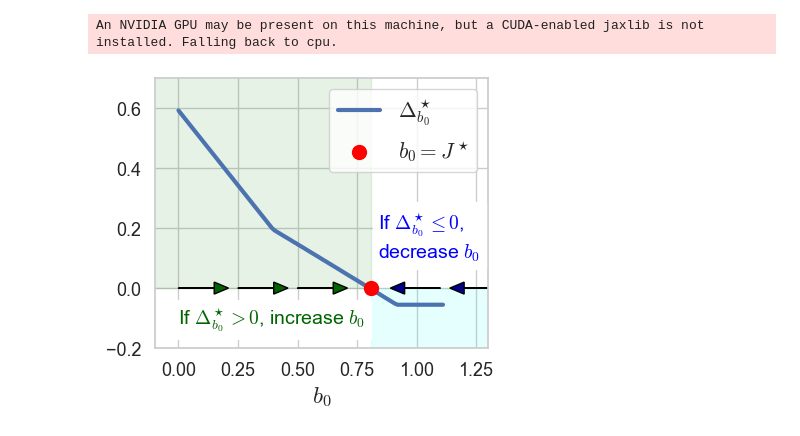
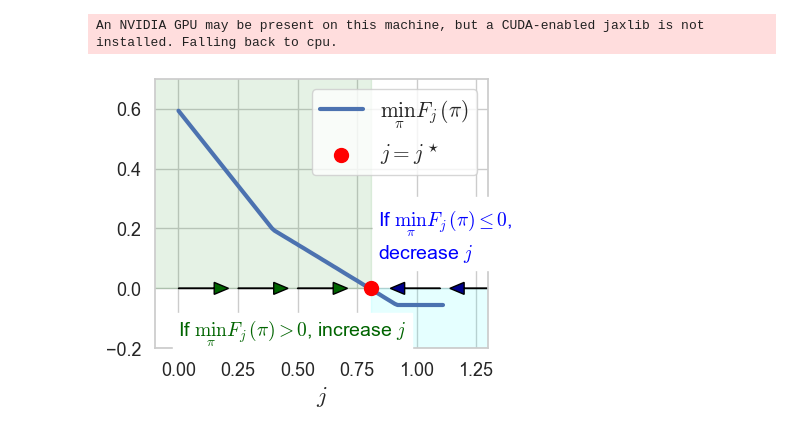
Before and after one commit to matsuolab/RCMDP-Epigraph, a Jupyter notebook: algorithm-concept.ipynb, the cells around one changed output. Drawn from its saved outputs; the diff is of its cells as text; code cells hidden in the pictures.

```diff
--- a/algorithm-concept.ipynb
+++ b/algorithm-concept.ipynb
@@ -237,37 +237,37 @@ intersect_b0 = b0s[np.argmin(np.abs(Db0s))]
 
 with sns.axes_style("whitegrid"):
     ax = fig.add_subplot(111)
     plt.fill_between([-1, intersect_b0], y1=0, y2=1.3, color="green", alpha=0.1)  # , label=r"$\Delta^\star_{b_0} \geq 0$")
     plt.fill_between([intersect_b0, 3], y1=-1, y2=0, color="cyan", alpha=0.1)  # , label=r"$\Delta^\star_{b_0} \leq 0$")
 
     # draw arrows
     plt.arrow(x=0, y=0, dx=0.15, dy=0, facecolor="darkgreen", head_width=0.04, linewidth=1.0, edgecolor="black")
     plt.arrow(x=0.25, y=0, dx=0.15, dy=0, facecolor="darkgreen", head_width=0.04, linewidth=1.0, edgecolor="black")
     plt.arrow(x=0.5, y=0, dx=0.15, dy=0, facecolor="darkgreen", head_width=0.04, linewidth=1.0, edgecolor="black")
 
     plt.arrow(x=1.35, y=0, dx=-0.15, dy=0, facecolor="darkblue", head_width=0.04, linewidth=1.0, edgecolor="black")
     plt.arrow(x=1.1, y=0, dx=-0.15, dy=0, facecolor="darkblue", head_width=0.04, linewidth=1.0, edgecolor="black")
 
     # draw Δ*
-    plt.plot(b0s, Db0s, linewidth=3, label=r"$\Delta^\star_{b_0}$")
-    plt.xlabel(r"$b_0$")
+    plt.plot(b0s, Db0s, linewidth=3, label=r"$\min_\pi F_j(\pi)$")
+    plt.xlabel(r"$j$")
     plt.xlim(-0.1, 1.3)
     plt.ylim(-0.2, 0.7)
     ax.tick_params(axis='both', which='major', labelsize=13)
 
     # draw J*
-    plt.scatter(intersect_b0, 0, color="red", s=100, zorder=3, label=r"$b_0=J^\star$")
+    plt.scatter(intersect_b0, 0, color="red", s=100, zorder=3, label=r"$j=j^\star$")
     # plt.vlines(x=intersect_b0, ymin=-0.2, ymax=0, color="red", linewidth=2, linestyles="--")
     plt.legend()
 
     # add text
-    dec_msg = r"If $\Delta_{b_0}^\star \leq 0$," "\n" "decrease $b_0$"
+    dec_msg = r"If $\min_\pi F_j(\pi) \leq 0$," "\n" "decrease $j$"
     plt.text(0.84, 0.1, dec_msg, fontsize=14, color="blue", backgroundcolor="white")
-    inc_msg = r"If $\Delta_{b_0}^\star > 0$, increase $b_0$"
-    plt.text(0.0, -0.12, inc_msg, fontsize=14, color="darkgreen", backgroundcolor="white")
+    inc_msg = r"If $\min_\pi F_j(\pi) > 0$, increase $j$"
+    plt.text(0.0, -0.16, inc_msg, fontsize=14, color="darkgreen", backgroundcolor="white")
 
 
 plt.savefig(f"results/concept.pdf", bbox_inches="tight")
 plt.savefig(f"results/concept.png", bbox_inches="tight")
 # %% [output]
-[figure, old version]
+[figure, new version]
```
Also changed, not shown: 8 other files.
